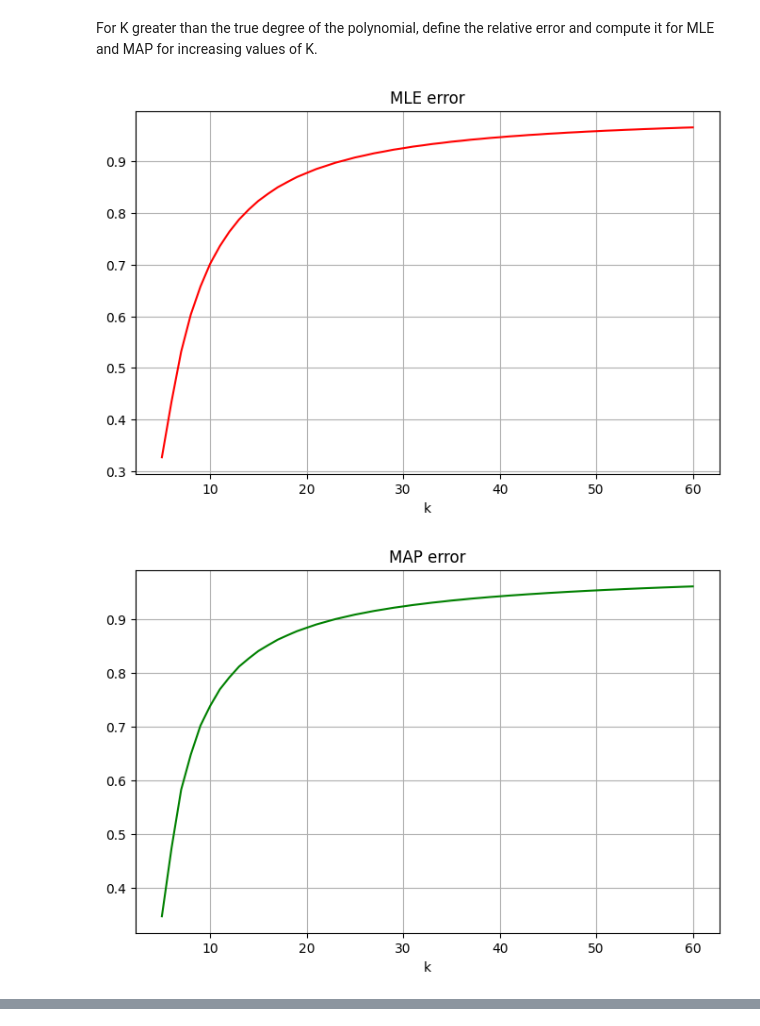
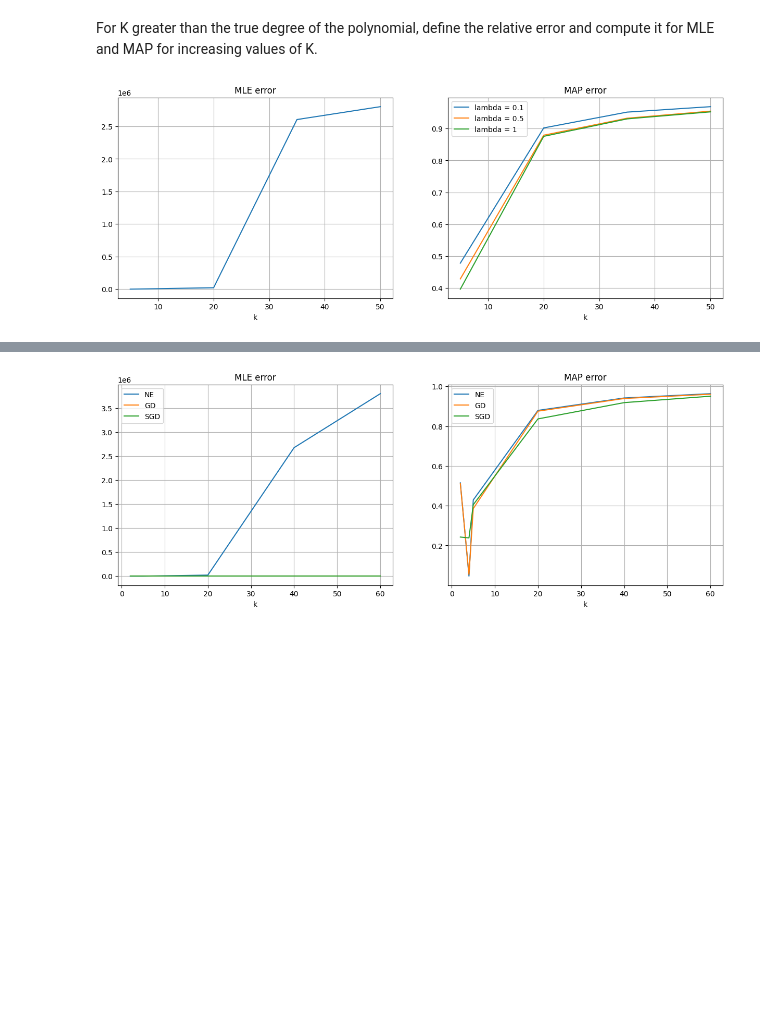
Before and after one commit to ChiaraAngileri/SMM_lab, a Jupyter notebook: Homework4 - no comments.ipynb, the cells around one changed output, grey strips where cells are left out. Cells and saved outputs as stored; diff of their text form; code cells hidden in the pictures; blank space fills up the shorter version.

```diff
--- a/Homework4 - no comments.ipynb
+++ b/Homework4 - no comments.ipynb
@@ -105,7 +105,7 @@ def GD(grad_f, x0, kmax=100, tolf=1e-6, tolx=1e-6, alpha=1e-3):
 
     return x[k]
 
-def SGD(grad_l, w0, D, batch_size, n_epochs, lamda=0, alpha=1e-2):
+def SGD(grad_l, w0, D, batch_size, n_epochs, lamda=-1, alpha=1e-2):
     X, Y = D
     N = X.shape[0]
 
@@ -125,8 +125,12 @@ def SGD(grad_l, w0, D, batch_size, n_epochs, lamda=0, alpha=1e-2):
             Mx = X_shuffle[n:m]
             My = Y_shuffle[n:m]
 
-
-            gradient=grad_l(Mx, My, lamda)
+            if lamda == -1:
+                #MLE
+                gradient = grad_l(Mx, My)
+            else:
+                #MAP
+                gradient = grad_l(Mx, My, lamda)
 
             w=w-alpha*gradient(w)
             w_vector[epoch*n_batch_per_epoch + b, :] = w
@@ -406,33 +438,32 @@ def err_theta(theta, k):
         theta_true = np.concatenate(theta_true, np.zeros(diff,))
     return np.linalg.norm(theta - theta_true) / np.linalg.norm(theta_true)
 # %%
-k_vector = np.arange(5, 61)
-lmbda = 0.5
+k_vector = np.arange(5, 61, 15)
+lmbda_vector = [0.1, 0.5, 1]
 
-theta_mle_error_tot_k = np.asarray([err_theta(MLE(D_train, k, "GD"), k) for k in k_vector])
-theta_map_error_tot_k = np.asarray([err_theta(MAP(D_train, k, lmbda, "GD"), k) for k in k_vector])
-diff = np.linalg.norm(theta_mle_error_tot_k[:, np.newaxis] - theta_map_error_tot_k[:, np.newaxis], axis=1)
+theta_mle_error_tot_k = np.asarray([err_theta(MLE(D_train, k, "NE"), k) for k in k_vector])
 
-plt.figure(figsize=(8, 5))
+theta_map_error_tot_k_l = []
+for l in lmbda_vector:
+    theta_map_error_tot_k = np.asarray([err_theta(MAP(D_train, k, l, "NE"), k) for k in k_vector])
+    theta_map_error_tot_k_l.append(theta_map_error_tot_k)
+
+plt.figure(figsize=(15, 5))
+
+plt.subplot(1, 2, 1)
 plt.title("MLE error")
-plt.plot(k_vector, theta_mle_error_tot_k, color='red')
+plt.plot(k_vector, theta_mle_error_tot_k)
 plt.xlabel('k')
 plt.grid()
+
+plt.subplot(1, 2, 2)
+plt.title("MAP error")
+for i in range(len(lmbda_vector)):
+    plt.plot(k_vector, theta_map_error_tot_k_l[i])
+plt.xlabel('k')
+plt.legend(['lambda = ' + str(l) for l in lmbda_vector])
+plt.grid()
+
 plt.show()
-
-plt.figure(figsize=(8, 5))
-plt.title("MAP error")
-plt.plot(k_vector, theta_map_error_tot_k, color='green')
-plt.xlabel('k')
-plt.grid()
-plt.show()
-
-plt.figure(figsize=(8, 5))
-plt.title("Difference between MLE and MAP errors")
-plt.plot(diff)
-plt.xlabel('k')
-plt.grid()
-plt.show()
 # %% [output]
-[figure, old version]
+[figure, new version]
-[figure, removed]
@@ -439,0 +470,17 @@ plt.show()
+# %%
+k_vector = [2, 4, 5, 20, 40, 60]
+l = 0.5
+mod_vec= ['NE', 'GD', 'SGD']
+
+theta_mle_error_tot_k_mod = []
+theta_map_error_tot_k_mod = []
+
+for mod in mod_vec:
+    theta_mle_error_tot_k = np.asarray([err_theta(MLE(D_train, k, mod), k) for k in k_vector])
+    theta_mle_error_tot_k_mod.append(theta_mle_error_tot_k)
+    theta_map_error_tot_k = np.asarray([err_theta(MAP(D_train, k, l, mod), k) for k in k_vector])
+    theta_map_error_tot_k_mod.append(theta_map_error_tot_k)
+
+plot_MLE_MAP_errors(theta_mle_error_tot_k_mod, theta_map_error_tot_k_mod, k_vector, mod_vec)
+# %% [output]
+[figure, added]
```
Also changed, not shown: parts of 10 cells of this notebook, 5 other files.
